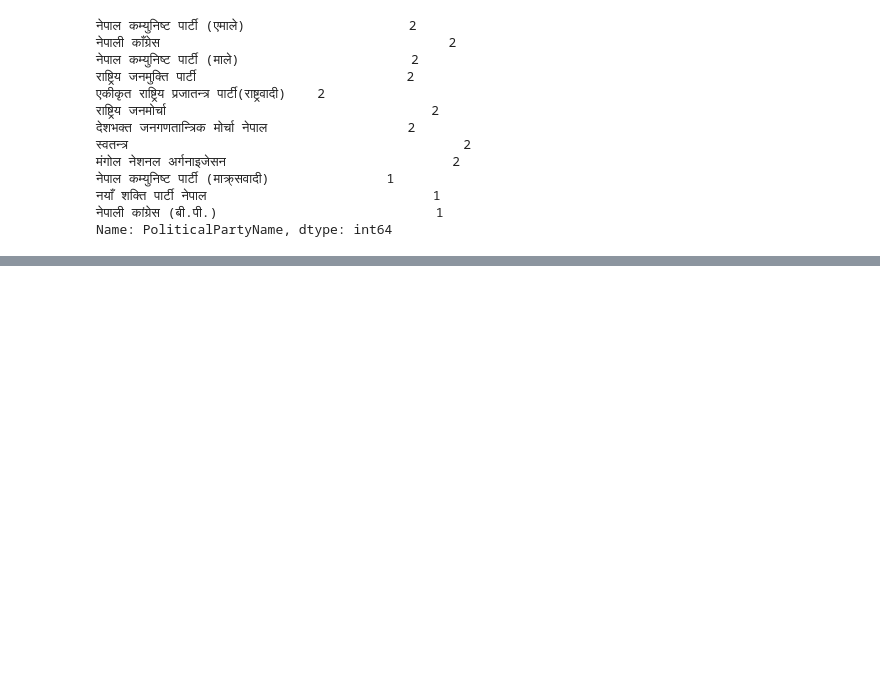
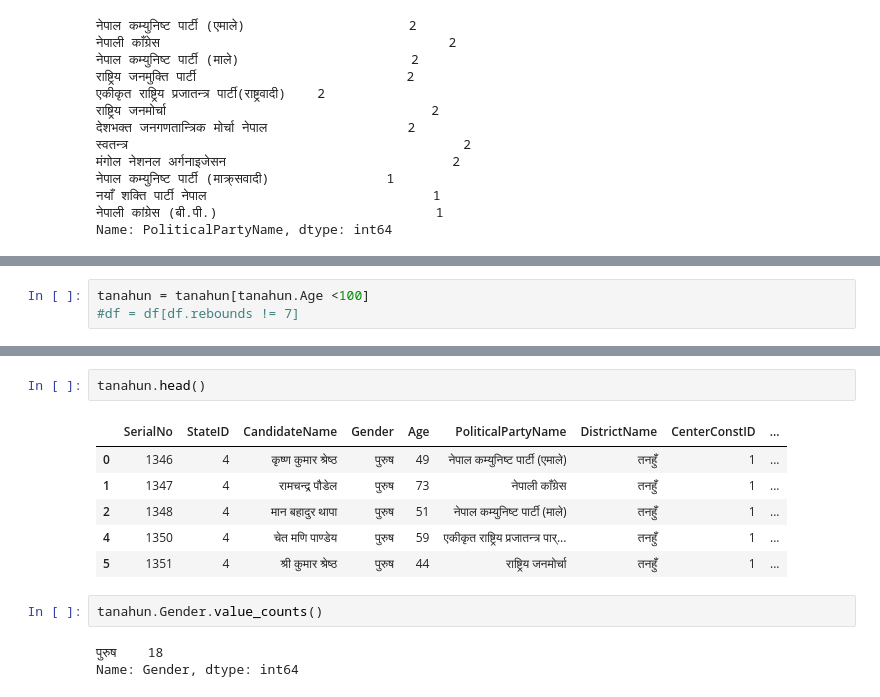
Before and after one commit to rasmibhattarai72/Datathon_ices, a Jupyter notebook: Datathon/Untitled.ipynb, the cells around one changed output, grey strips where cells are left out. Cells and saved outputs as stored; diff of their text form; blank space fills up the shorter version.

```diff
--- a/Datathon/Untitled.ipynb
+++ b/Datathon/Untitled.ipynb
@@ -171,0 +192,3 @@ TypeError: 'value' must be an instance of str or bytes, not a float
+# %%
+tanahun = tanahun[tanahun.Age <100]
+#df = df[df.rebounds != 7]
@@ -171,0 +218,14 @@ TypeError: 'value' must be an instance of str or bytes, not a float
+# %%
+tanahun.head()
+# %% [output]
+|  | SerialNo | StateID | CandidateName | Gender | Age | PoliticalPartyName | DistrictName | CenterConstID | ... |
+| 0 | 1346 | 4 | कृष्ण कुमार श्रेष्ठ | पुरुष | 49 | नेपाल कम्युनिष्ट पार्टी (एमाले) | तनहुँ | 1 | ... |
+| 1 | 1347 | 4 | रामचन्द्र पौडेल | पुरुष | 73 | नेपाली काँग्रेस | तनहुँ | 1 | ... |
+| 2 | 1348 | 4 | मान बहादुर थापा | पुरुष | 51 | नेपाल कम्युनिष्ट पार्टी (माले) | तनहुँ | 1 | ... |
+| 4 | 1350 | 4 | चेत मणि पाण्डेय | पुरुष | 59 | एकीकृत राष्ट्रिय प्रजातन्त्र पार्... | तनहुँ | 1 | ... |
+| 5 | 1351 | 4 | श्री कुमार श्रेष्ठ | पुरुष | 44 | राष्ट्रिय जनमोर्चा | तनहुँ | 1 | ... |
+# %%
+tanahun.Gender.value_counts()
+# %% [output]
+पुरुष    18
+Name: Gender, dtype: int64
```
Also changed, not shown: parts of 6 cells of this notebook.
